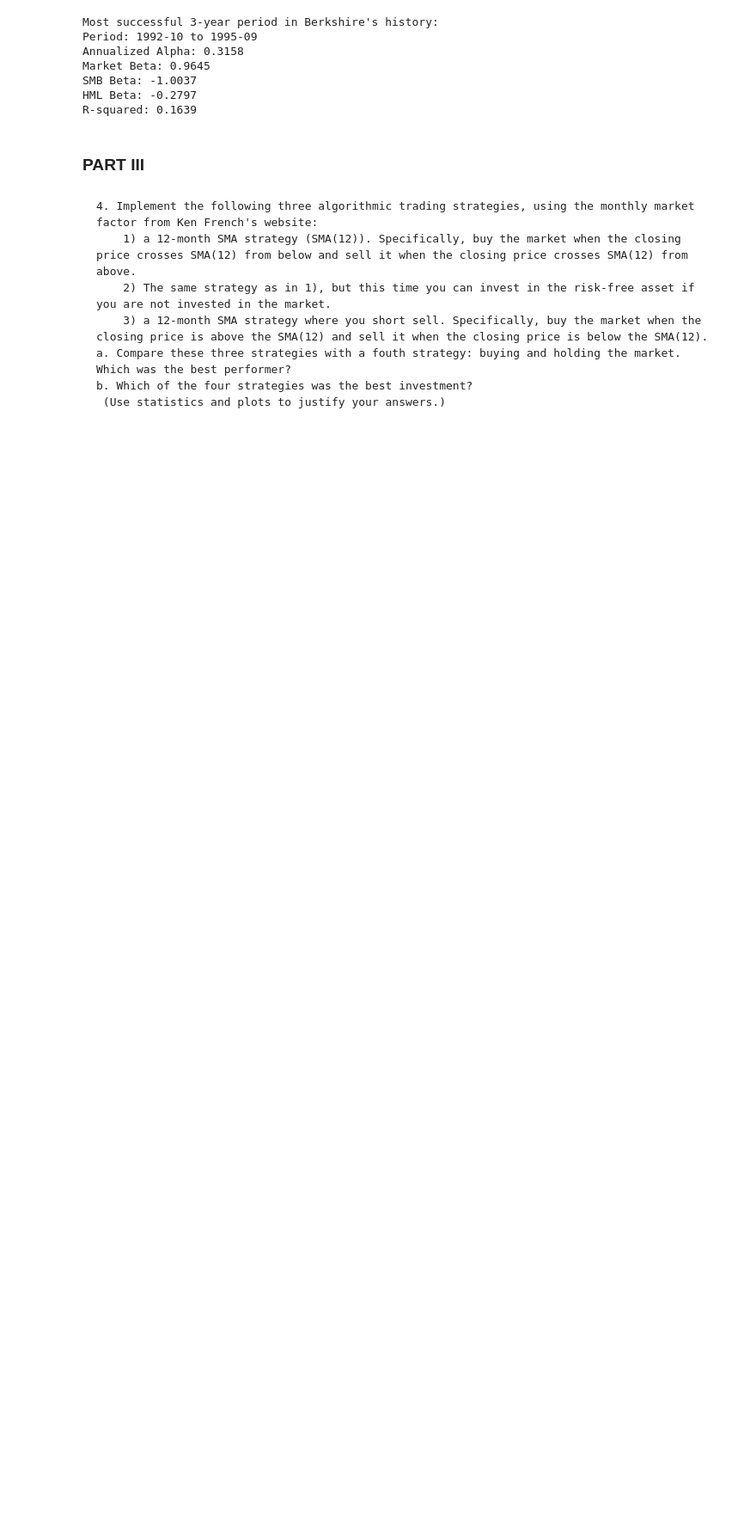
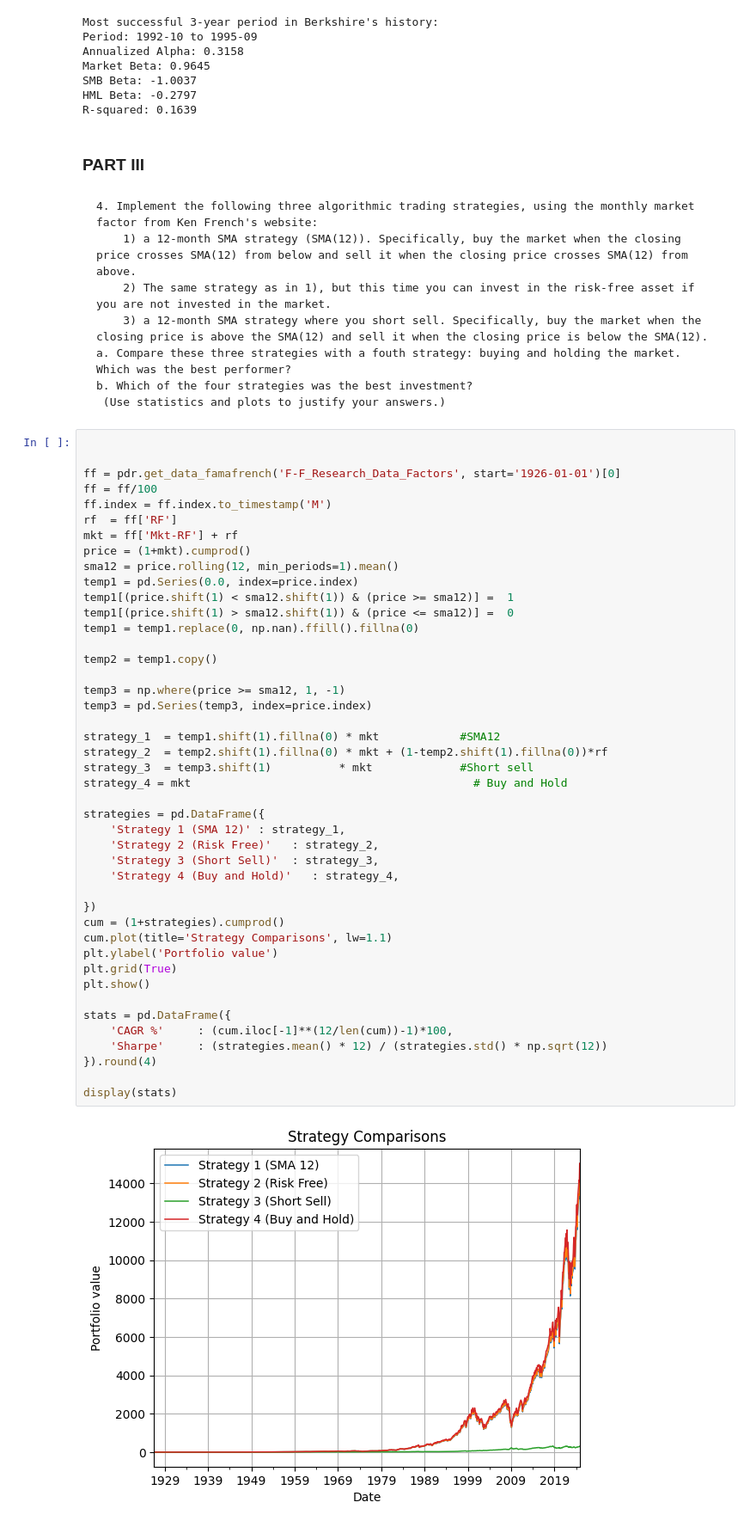
Before and after one commit to mmikanguyen/fina4335project02, a Jupyter notebook: Project2_Updated416.ipynb, the cells around one changed output. Shown at 86% size. Cells and saved outputs as stored; diff of their text form; blank space fills up the shorter version.

```diff
--- a/Project2_Updated416.ipynb
+++ b/Project2_Updated416.ipynb
@@ -474,3 +475,49 @@ R-squared: 0.1639
     a. Compare these three strategies with a fouth strategy: buying and holding the market. Which was the best performer?
     b. Which of the four strategies was the best investment?
      (Use statistics and plots to justify your answers.)
+# %%
+
+
+ff = pdr.get_data_famafrench('F-F_Research_Data_Factors', start='1926-01-01')[0]
+ff = ff/100
+ff.index = ff.index.to_timestamp('M')
+rf  = ff['RF']
+mkt = ff['Mkt-RF'] + rf
+price = (1+mkt).cumprod()
+sma12 = price.rolling(12, min_periods=1).mean()
+temp1 = pd.Series(0.0, index=price.index)
+temp1[(price.shift(1) < sma12.shift(1)) & (price >= sma12)] =  1
+temp1[(price.shift(1) > sma12.shift(1)) & (price <= sma12)] =  0
+temp1 = temp1.replace(0, np.nan).ffill().fillna(0)
+
+temp2 = temp1.copy()
+
+temp3 = np.where(price >= sma12, 1, -1)
+temp3 = pd.Series(temp3, index=price.index)
+
+strategy_1  = temp1.shift(1).fillna(0) * mkt            #SMA12
+strategy_2  = temp2.shift(1).fillna(0) * mkt + (1-temp2.shift(1).fillna(0))*rf
+strategy_3  = temp3.shift(1)          * mkt             #Short sell
+strategy_4 = mkt                                          # Buy and Hold
+
+strategies = pd.DataFrame({
+    'Strategy 1 (SMA 12)' : strategy_1,
+    'Strategy 2 (Risk Free)'   : strategy_2,
+    'Strategy 3 (Short Sell)'  : strategy_3,
+    'Strategy 4 (Buy and Hold)'   : strategy_4,
+
+})
+cum = (1+strategies).cumprod()
+cum.plot(title='Strategy Comparisons', lw=1.1)
+plt.ylabel('Portfolio value')
+plt.grid(True)
+plt.show()
+
+stats = pd.DataFrame({
+    'CAGR %'     : (cum.iloc[-1]**(12/len(cum))-1)*100,
+    'Sharpe'     : (strategies.mean() * 12) / (strategies.std() * np.sqrt(12))
+}).round(4)
+
+display(stats)
+# %% [output]
+[figure, added]
```
Also changed, not shown: parts of 8 cells of this notebook.
